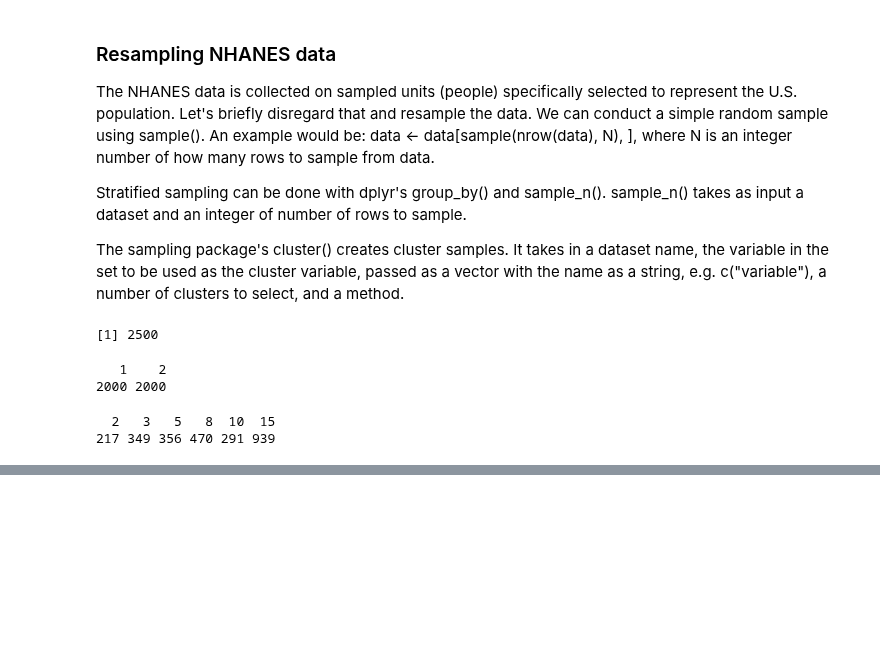
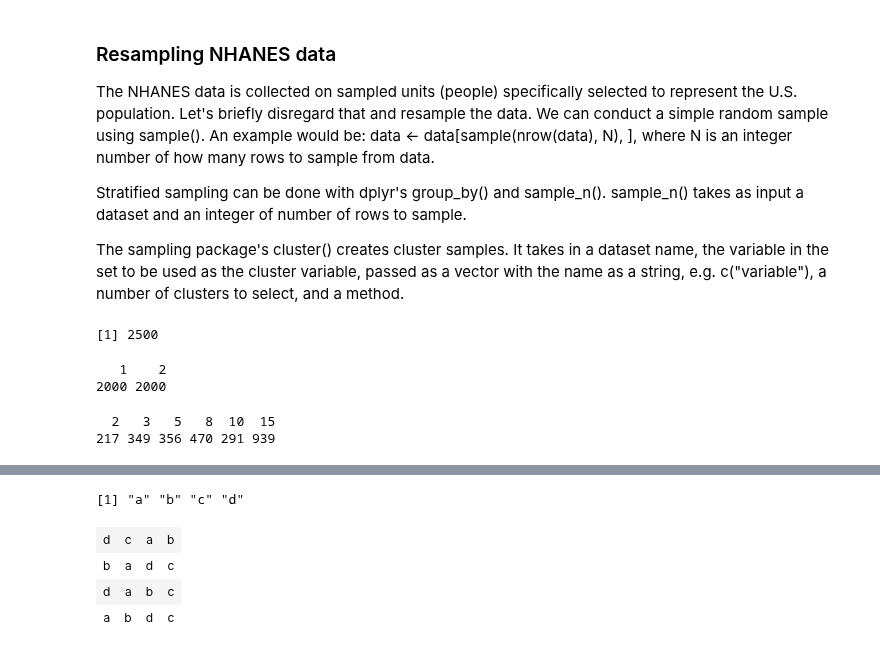
Before and after one commit to iamjz/R-Data, a Jupyter notebook: Design of Experiments.ipynb, the cells around one changed output, grey strips where cells are left out. Drawn from its saved outputs; the diff is of its cells as text; code cells hidden in the pictures; blank space fills up the shorter version.

```diff
--- a/Design of Experiments.ipynb
+++ b/Design of Experiments.ipynb
@@ -1598,0 +1599,7 @@ install.package("agricolae", repos = "")
+# %%
+# treatment
+trt <- letters[1:4]
+
+trt
+# %% [output]
+[1] "a" "b" "c" "d"
@@ -1598,0 +1614,10 @@ install.package("agricolae", repos = "")
+# %%
+# examine the sketch object
+# we can see how our 4 repetition with our 4 treatments can be randomly repeated in each run.
+
+design.rcbd$sketch
+# %% [output]
+| d | c | a | b |
+| b | a | d | c |
+| d | a | b | c |
+| a | b | d | c |
```
Also changed, not shown: parts of 19 cells of this notebook.
